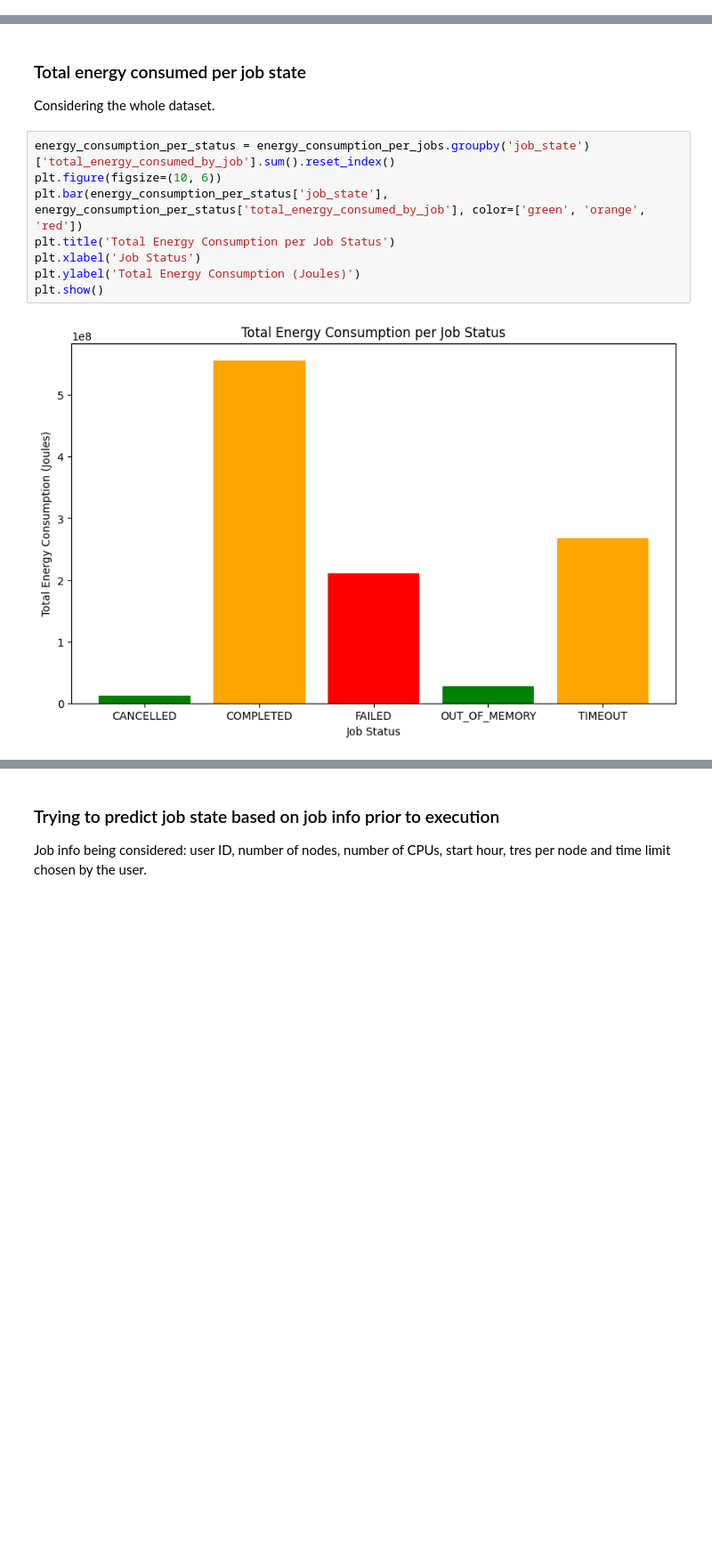
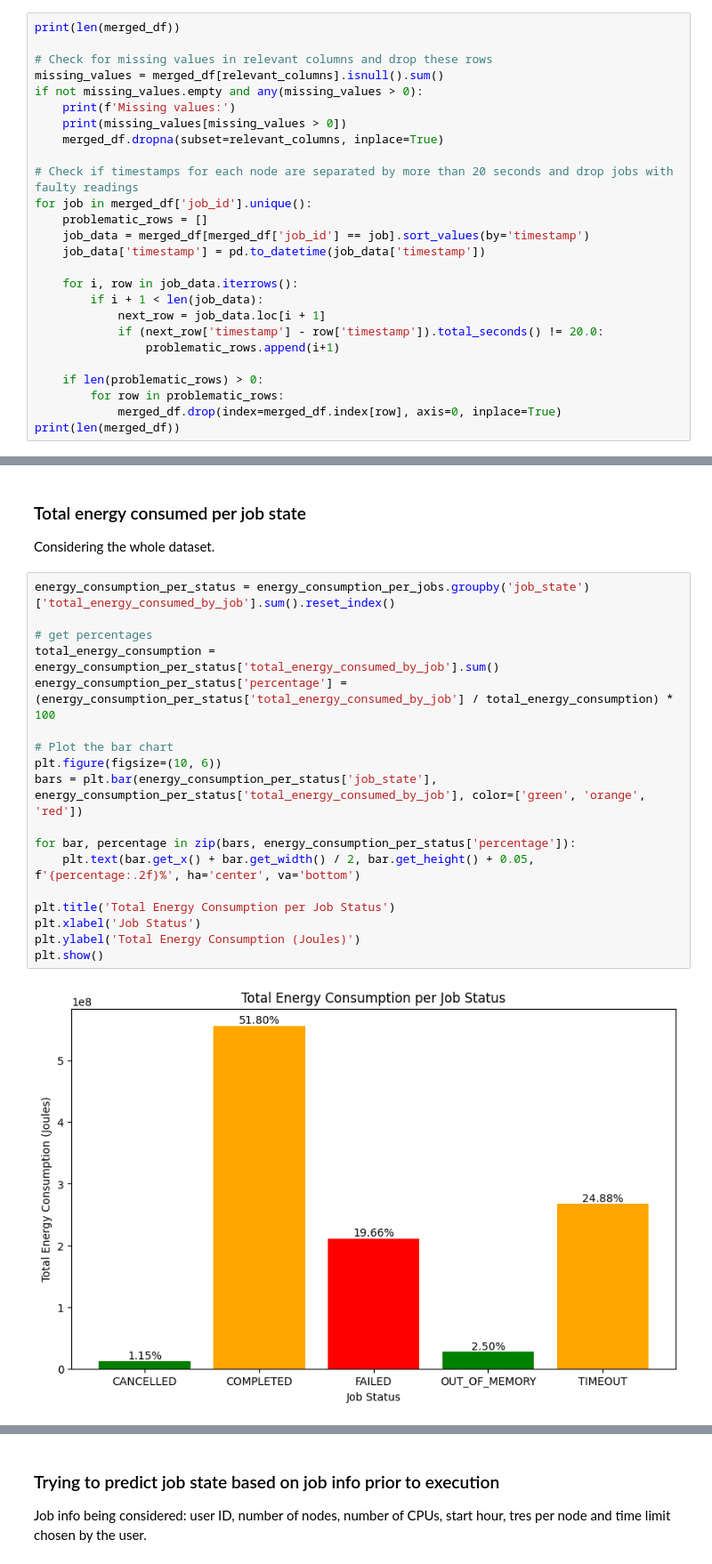
Before and after one commit to Marthyna/hpc-energy-consumption-profiling, a Jupyter notebook: notes/experiments_multinode.ipynb, the cells around one changed output, grey strips where cells are left out. Shown at 89% size. Drawn from its saved outputs; the diff is of its cells as text; blank space fills up the shorter version.

```diff
--- a/notes/experiments_multinode.ipynb
+++ b/notes/experiments_multinode.ipynb
@@ -82,0 +79,26 @@ dtype: int64
+# %%
+print(len(merged_df))
+
+# Check for missing values in relevant columns and drop these rows
+missing_values = merged_df[relevant_columns].isnull().sum()
+if not missing_values.empty and any(missing_values > 0):
+    print(f'Missing values:')
+    print(missing_values[missing_values > 0])
+    merged_df.dropna(subset=relevant_columns, inplace=True)
+
+# Check if timestamps for each node are separated by more than 20 seconds and drop jobs with faulty readings
+for job in merged_df['job_id'].unique():
+    problematic_rows = []
+    job_data = merged_df[merged_df['job_id'] == job].sort_values(by='timestamp')
+    job_data['timestamp'] = pd.to_datetime(job_data['timestamp'])
+
+    for i, row in job_data.iterrows():
+        if i + 1 < len(job_data):
+            next_row = job_data.loc[i + 1]
+            if (next_row['timestamp'] - row['timestamp']).total_seconds() != 20.0:
+                problematic_rows.append(i+1)
+
+    if len(problematic_rows) > 0:
+        for row in problematic_rows:
+            merged_df.drop(index=merged_df.index[row], axis=0, inplace=True)
+print(len(merged_df))
@@ -431,11 +460,21 @@ plt.show()
 Considering the whole dataset.
 # %%
 energy_consumption_per_status = energy_consumption_per_jobs.groupby('job_state')['total_energy_consumed_by_job'].sum().reset_index()
+
+# get percentages
+total_energy_consumption = energy_consumption_per_status['total_energy_consumed_by_job'].sum()
+energy_consumption_per_status['percentage'] = (energy_consumption_per_status['total_energy_consumed_by_job'] / total_energy_consumption) * 100
+
+# Plot the bar chart
 plt.figure(figsize=(10, 6))
-plt.bar(energy_consumption_per_status['job_state'], energy_consumption_per_status['total_energy_consumed_by_job'], color=['green', 'orange', 'red'])
+bars = plt.bar(energy_consumption_per_status['job_state'], energy_consumption_per_status['total_energy_consumed_by_job'], color=['green', 'orange', 'red'])
+
+for bar, percentage in zip(bars, energy_consumption_per_status['percentage']):
+    plt.text(bar.get_x() + bar.get_width() / 2, bar.get_height() + 0.05, f'{percentage:.2f}%', ha='center', va='bottom')
+
 plt.title('Total Energy Consumption per Job Status')
 plt.xlabel('Job Status')
 plt.ylabel('Total Energy Consumption (Joules)')
 plt.show()
 # %% [output]
-[figure, old version]
+[figure, new version]
```
Also changed, not shown: parts of 14 cells of this notebook, 1 other file.
